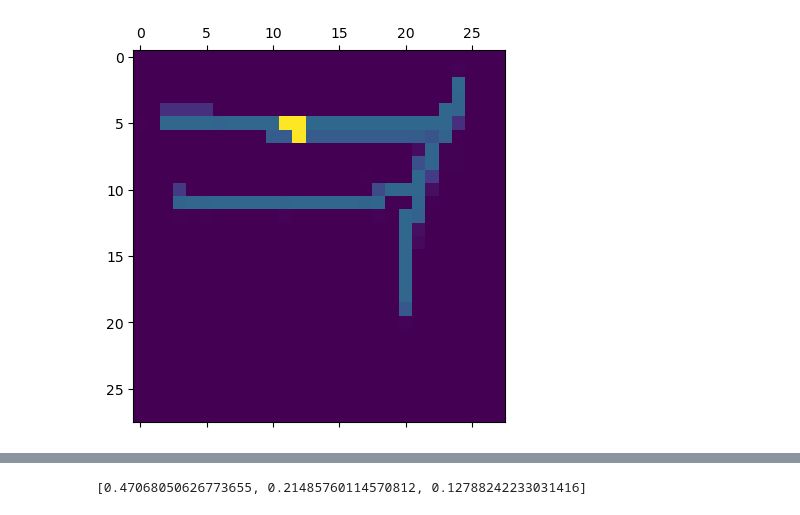
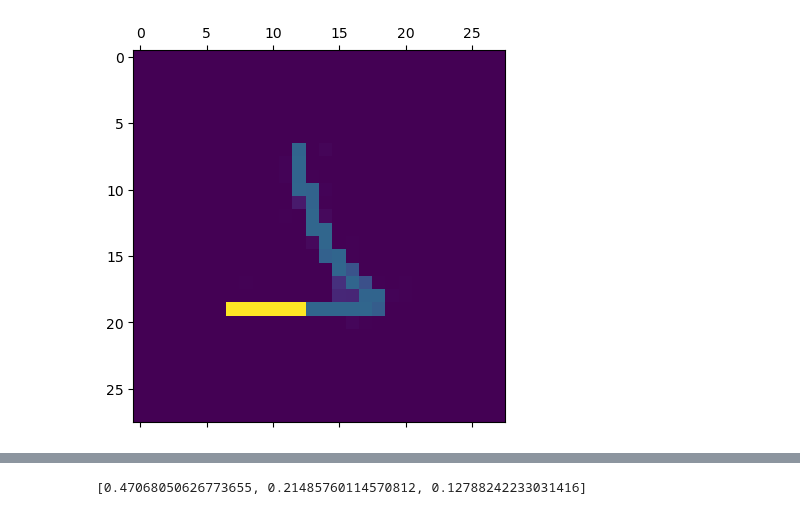
Before and after one commit to oliviermanette/Sentive-One-Shot-Learning-Omniglot, a Jupyter notebook: sandbox metadl/projet article can dynamic neural network improve few shot learning.ipynb, the cells around one changed output, grey strips where cells are left out. Saved outputs shown, nothing was run; the diff lists cells and outputs as text; code cells hidden in the pictures.

```diff
--- a/sandbox metadl/projet article can dynamic neural network improve few shot learning.ipynb
+++ b/sandbox metadl/projet article can dynamic neural network improve few shot learning.ipynb
@@ -51,6 +115,6 @@ new direction basis v
 # %%
 # to be removed
-char_id = 1
+char_id = 4
 self = sbrain.nnet[char_id]
 # to be removed
 # %%
@@ -139,4 +180,4 @@ sbrain.nnet[char_id].nrn_tls.get_neuron_from_id(97)
 # %%
-sbrain.nnet[char_id].show_receptive_field_id(115)
+sbrain.nnet[char_id].show_receptive_field_id(55)
 # %% [output]
-[figure, old version]
+[figure, new version]
```
Also changed, not shown: parts of 10 cells of this notebook, 1 other file.
